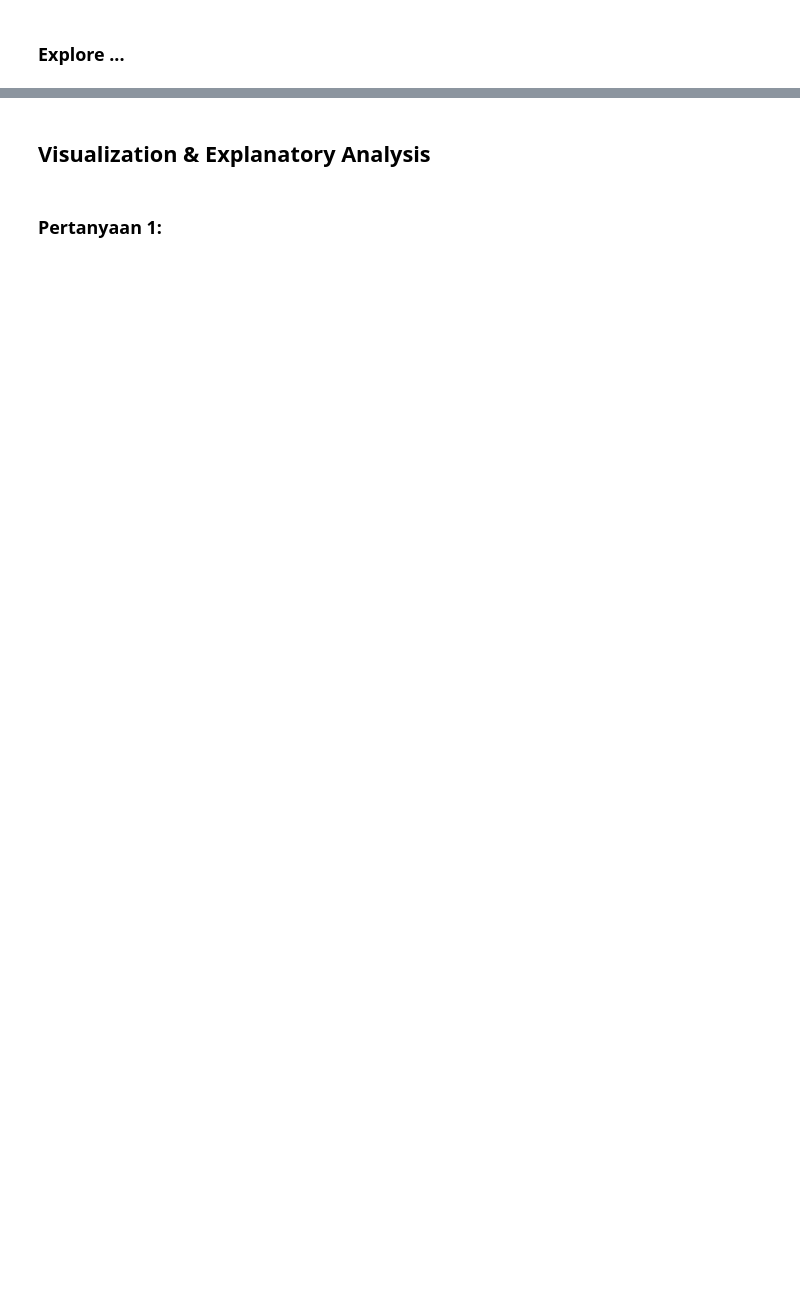
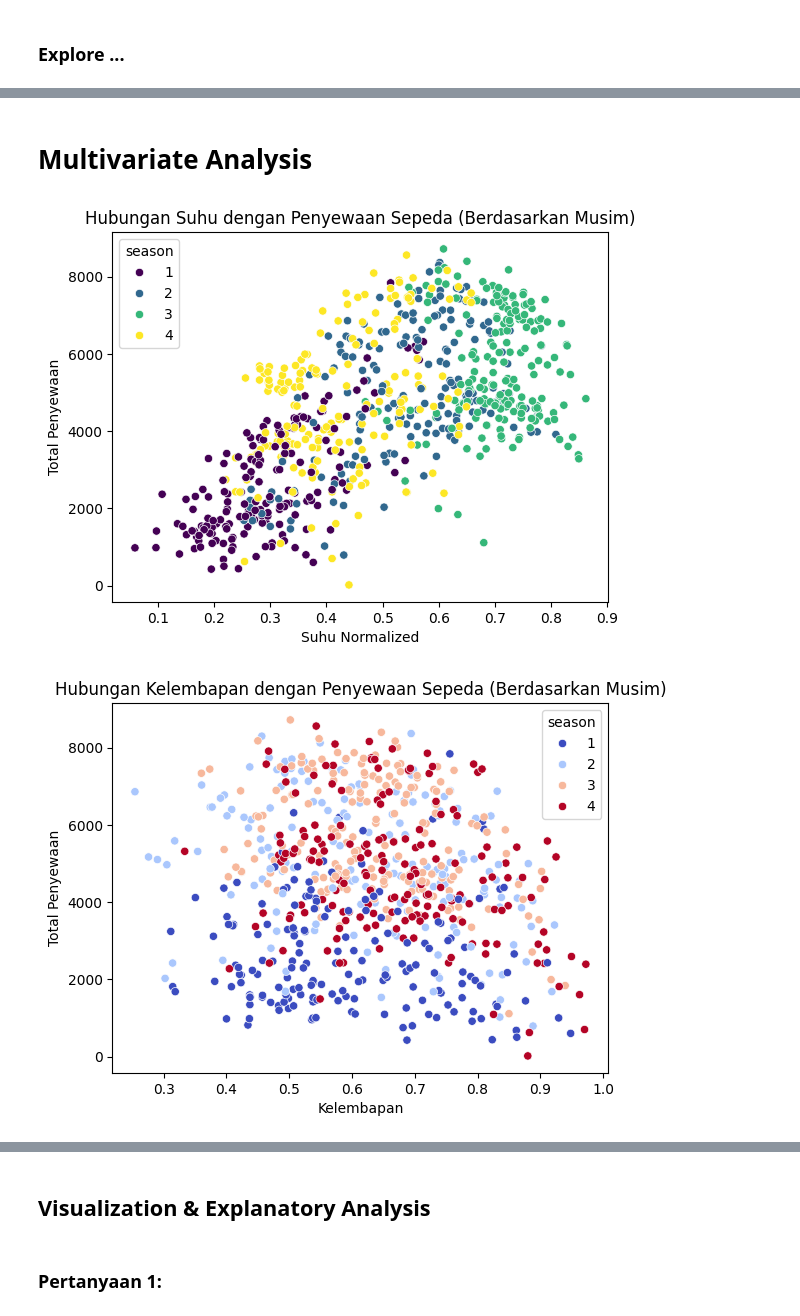
Before and after one commit to Edric-INNK/notebook1, a Jupyter notebook: notebook.ipynb, the cells around one changed output, grey strips where cells are left out. Saved outputs shown, nothing was run; the diff lists cells and outputs as text; code cells hidden in the pictures; blank space fills up the shorter version.

```diff
--- a/notebook.ipynb
+++ b/notebook.ipynb
@@ -166,0 +291,25 @@ Saya akan mencoba menjelajahi tren musiman
+# %% [markdown]
+# Multivariate Analysis
+# %%
+# Hubungan antara suhu dan total penyewaan
+sns.scatterplot(x='temp', y='cnt', data=day_data, hue='season', palette='viridis')
+plt.title("Hubungan Suhu dengan Penyewaan Sepeda (Berdasarkan Musim)")
+plt.xlabel("Suhu Normalized")
+plt.ylabel("Total Penyewaan")
+plt.show()
+
+# Hubungan kelembapan dengan total penyewaan
+sns.scatterplot(x='hum', y='cnt', data=day_data, hue='season', palette='coolwarm')
+plt.title("Hubungan Kelembapan dengan Penyewaan Sepeda (Berdasarkan Musim)")
+plt.xlabel("Kelembapan")
+plt.ylabel("Total Penyewaan")
+plt.show()
+
+# Heatmap untuk melihat korelasi antar fitur numerik
+corr = day_data[['temp', 'atemp', 'hum', 'windspeed', 'cnt']].corr()
+sns.heatmap(corr, annot=True, cmap='coolwarm')
+plt.title("Heatmap Korelasi Fitur")
+plt.show()
+# %% [output]
+[figure, added]
+[figure, added]
```
Also changed, not shown: parts of 22 cells of this notebook.
